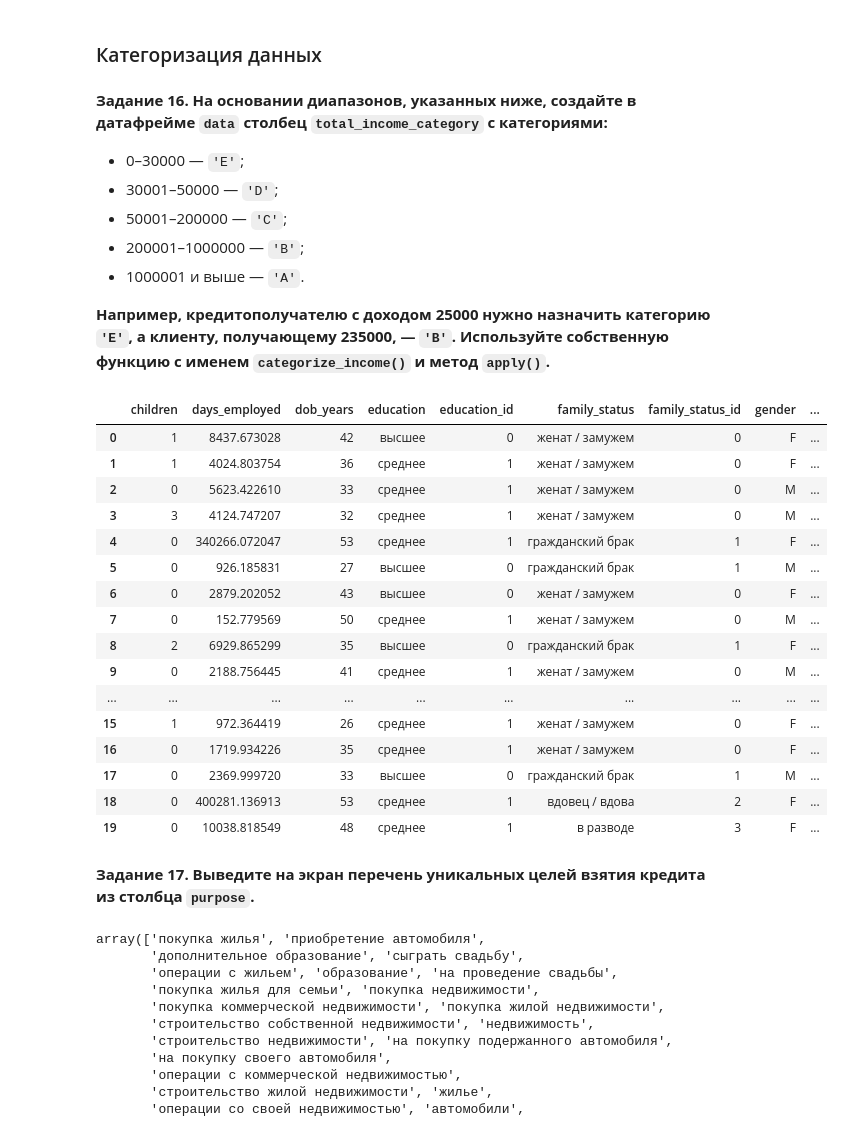
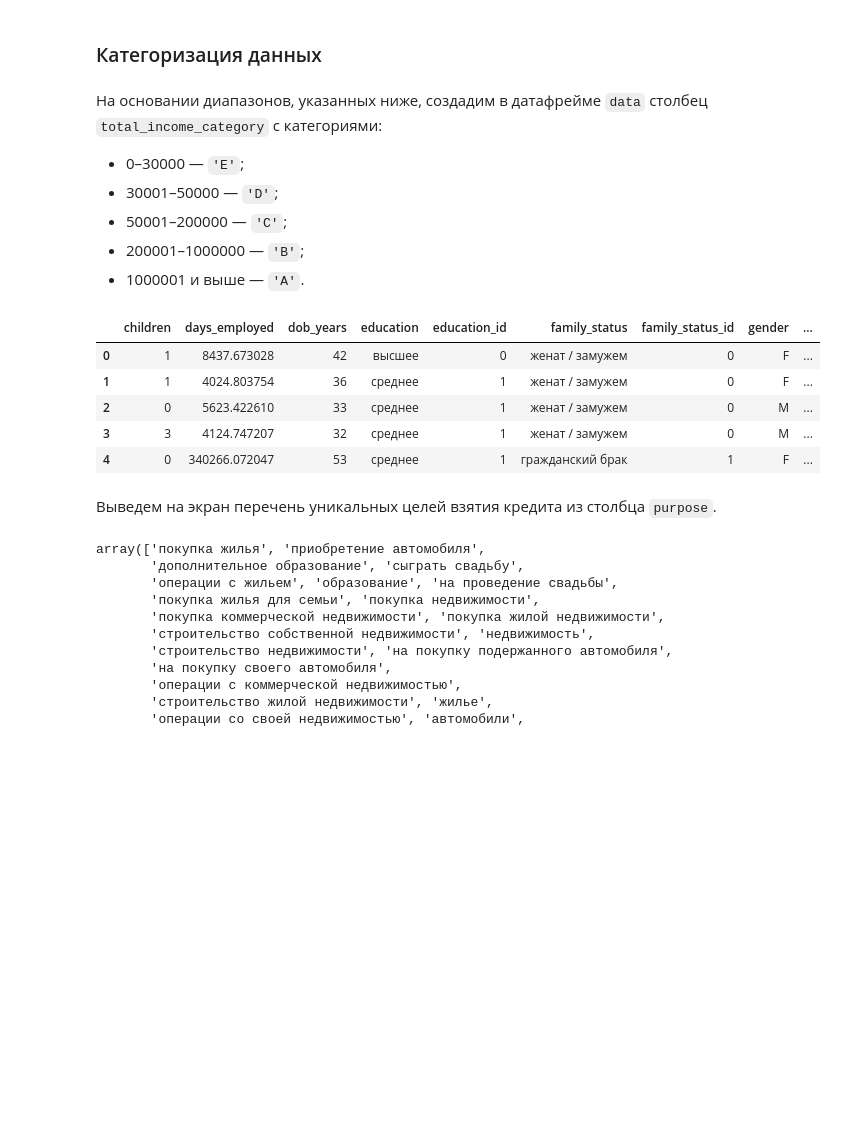
Before and after one commit to akirionenko/Banking-Data-Analysis, a Jupyter notebook: project_02.ipynb, the cells around one changed output. Drawn from its saved outputs; the diff is of its cells as text; code cells hidden in the pictures; blank space fills up the shorter version.

```diff
--- a/project_02.ipynb
+++ b/project_02.ipynb
@@ -178,16 +165,13 @@ data = data.drop_duplicates()
 # %% [markdown]
 ### Категоризация данных
 # %% [markdown]
-**Задание 16. На основании диапазонов, указанных ниже, создайте в датафрейме `data` столбец `total_income_category` с категориями:**
+На основании диапазонов, указанных ниже, создадим в датафрейме `data` столбец `total_income_category` с категориями:
 
 - 0–30000 — `'E'`;
 - 30001–50000 — `'D'`;
 - 50001–200000 — `'C'`;
 - 200001–1000000 — `'B'`;
 - 1000001 и выше — `'A'`.
-
-
-**Например, кредитополучателю с доходом 25000 нужно назначить категорию `'E'`, а клиенту, получающему 235000, — `'B'`. Используйте собственную функцию с именем `categorize_income()` и метод `apply()`.**
 # %%
 def categorize_income(income):
     try:
@@ -206,27 +190,16 @@ def categorize_income(income):
 # %%
 data['total_income_category'] = data['total_income'].apply(categorize_income)
 # %%
-data.head(20)
+data.head()
 # %% [output]
 |  | children | days_employed | dob_years | education | education_id | family_status | family_status_id | gender | ... |
 | 0 | 1 | 8437.673028 | 42 | высшее | 0 | женат / замужем | 0 | F | ... |
 | 1 | 1 | 4024.803754 | 36 | среднее | 1 | женат / замужем | 0 | F | ... |
 | 2 | 0 | 5623.422610 | 33 | среднее | 1 | женат / замужем | 0 | M | ... |
 | 3 | 3 | 4124.747207 | 32 | среднее | 1 | женат / замужем | 0 | M | ... |
 | 4 | 0 | 340266.072047 | 53 | среднее | 1 | гражданский брак | 1 | F | ... |
-| 5 | 0 | 926.185831 | 27 | высшее | 0 | гражданский брак | 1 | M | ... |
-| 6 | 0 | 2879.202052 | 43 | высшее | 0 | женат / замужем | 0 | F | ... |
-| 7 | 0 | 152.779569 | 50 | среднее | 1 | женат / замужем | 0 | M | ... |
-| 8 | 2 | 6929.865299 | 35 | высшее | 0 | гражданский брак | 1 | F | ... |
-| 9 | 0 | 2188.756445 | 41 | среднее | 1 | женат / замужем | 0 | M | ... |
-| ... | ... | ... | ... | ... | ... | ... | ... | ... | ... |
-| 15 | 1 | 972.364419 | 26 | среднее | 1 | женат / замужем | 0 | F | ... |
-| 16 | 0 | 1719.934226 | 35 | среднее | 1 | женат / замужем | 0 | F | ... |
-| 17 | 0 | 2369.999720 | 33 | высшее | 0 | гражданский брак | 1 | M | ... |
-| 18 | 0 | 400281.136913 | 53 | среднее | 1 | вдовец / вдова | 2 | F | ... |
-| 19 | 0 | 10038.818549 | 48 | среднее | 1 | в разводе | 3 | F | ... |
 # %% [markdown]
-**Задание 17. Выведите на экран перечень уникальных целей взятия кредита из столбца `purpose`.**
+Выведем на экран перечень уникальных целей взятия кредита из столбца `purpose`.
 # %%
 data['purpose'].unique()
 # %% [output]
```
Also changed, not shown: parts of 52 cells of this notebook.
